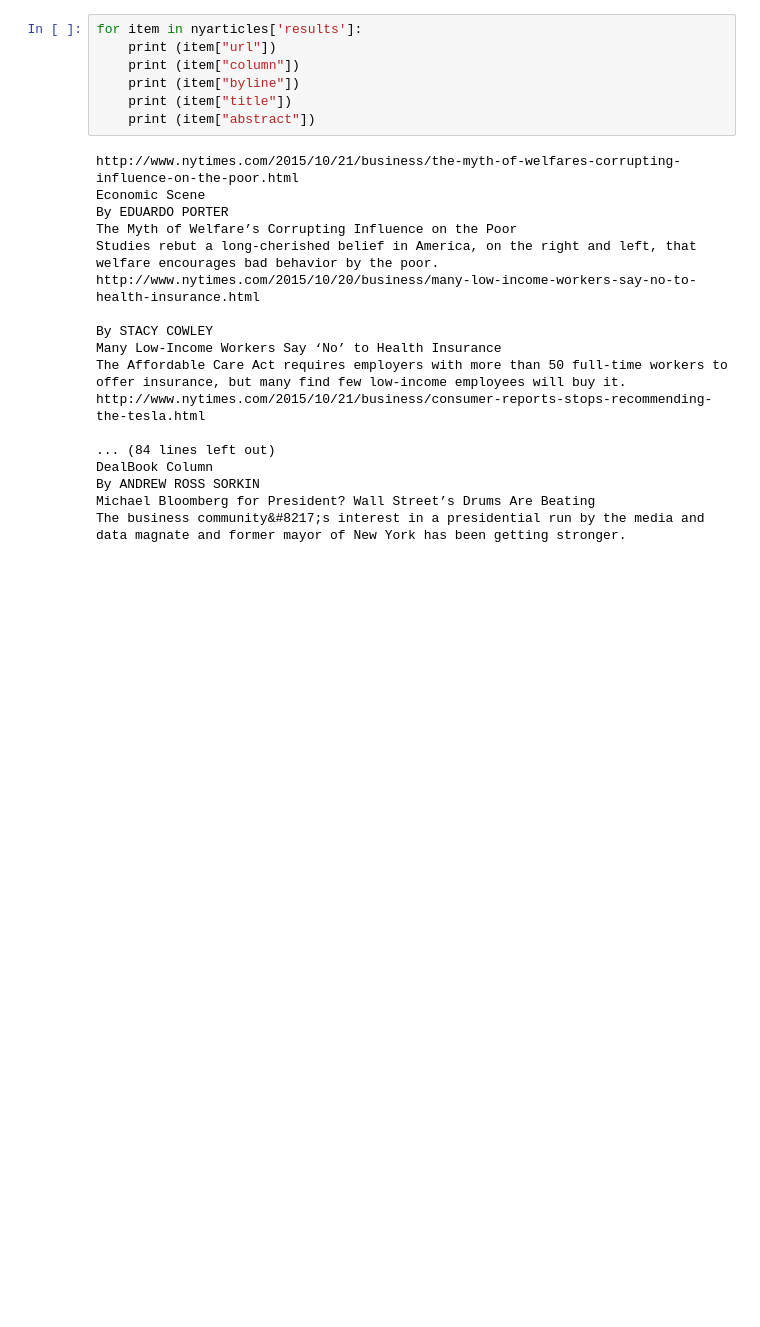
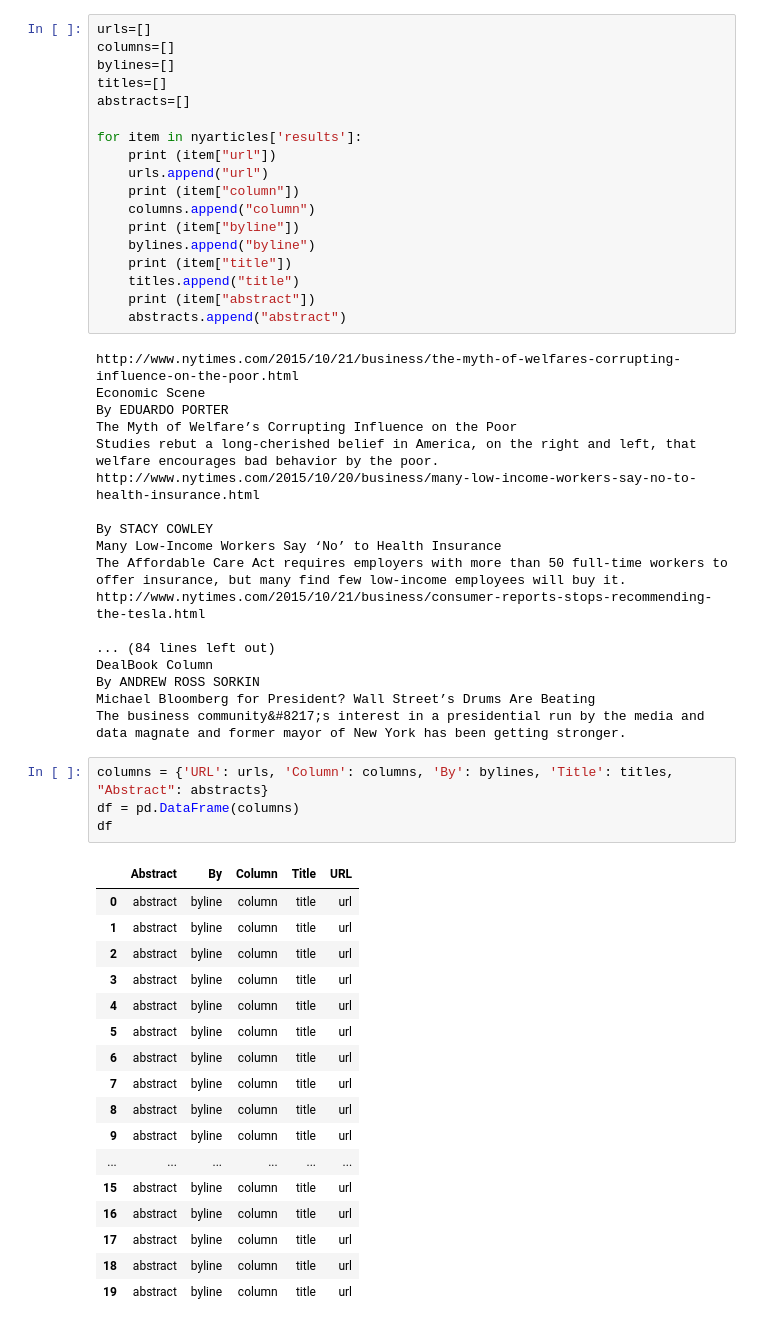
Before and after one commit to mauricecox/NYTimes-API, a Jupyter notebook: NY Popular Article API.ipynb, the cells around one changed output. Saved outputs shown, nothing was run; the diff lists cells and outputs as text; blank space fills up the shorter version.

Commit message:
DataFrame
working on data frame

```diff
--- a/NY Popular Article API.ipynb
+++ b/NY Popular Article API.ipynb
@@ -16,12 +18,23 @@ print (nyarticles["results"])
 # %% [output]
 [{'source': 'The New York Times', 'asset_id': 100000003985481, 'per_facet': ['RYAN, PAUL D JR', 'CLINTON, BILL', 'REAGAN, RONALD WILSON', 'ROOSEVELT, FRANKLIN DELANO', 'MURRAY, CHARLES ALAN (1943- )'] ...
 # %%
+urls=[]
+columns=[]
+bylines=[]
+titles=[]
+abstracts=[]
+
 for item in nyarticles['results']:
     print (item["url"])
+    urls.append("url")
     print (item["column"])
+    columns.append("column")
     print (item["byline"])
+    bylines.append("byline")
     print (item["title"])
+    titles.append("title")
     print (item["abstract"])
+    abstracts.append("abstract")
 # %% [output]
 http://www.nytimes.com/2015/10/21/business/the-myth-of-welfares-corrupting-influence-on-the-poor.html
 Economic Scene
@@ -40,3 +53,25 @@ DealBook Column
 By ANDREW ROSS SORKIN
 Michael Bloomberg for President? Wall Street’s Drums Are Beating
 The business community&#8217;s interest in a presidential run by the media and data magnate and former mayor of New York has been getting stronger.
+# %%
+columns = {'URL': urls, 'Column': columns, 'By': bylines, 'Title': titles, "Abstract": abstracts}
+df = pd.DataFrame(columns)
+df
+# %% [output]
+|  | Abstract | By | Column | Title | URL |
+| 0 | abstract | byline | column | title | url |
+| 1 | abstract | byline | column | title | url |
+| 2 | abstract | byline | column | title | url |
+| 3 | abstract | byline | column | title | url |
+| 4 | abstract | byline | column | title | url |
+| 5 | abstract | byline | column | title | url |
+| 6 | abstract | byline | column | title | url |
+| 7 | abstract | byline | column | title | url |
+| 8 | abstract | byline | column | title | url |
+| 9 | abstract | byline | column | title | url |
+| ... | ... | ... | ... | ... | ... |
+| 15 | abstract | byline | column | title | url |
+| 16 | abstract | byline | column | title | url |
+| 17 | abstract | byline | column | title | url |
+| 18 | abstract | byline | column | title | url |
+| 19 | abstract | byline | column | title | url |
```
Also changed, not shown: parts of 1 cell of this notebook.
